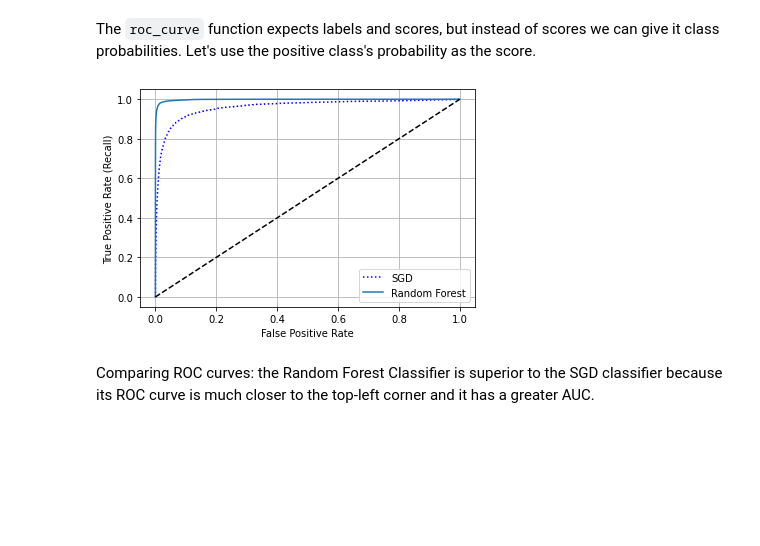
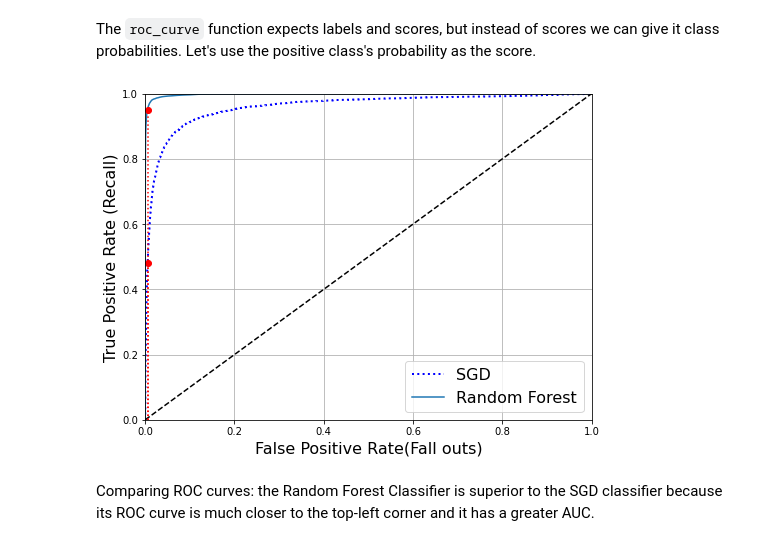
Before and after one commit to faresalouf/Machine_Learning, a Jupyter notebook: 2_Classification.ipynb, the cells around one changed output. Cells and saved outputs as stored; diff of their text form; code cells hidden in the pictures; blank space fills up the shorter version.

```diff
--- a/2_Classification.ipynb
+++ b/2_Classification.ipynb
@@ -411,11 +411,19 @@ fpr,tpr,thresholds = roc_curve(y_train_5,y_scores) # compute the true positive r
 def plot_roc_curve(fpr,tpr,label= None):
     plt.plot(fpr,tpr,label = label)
     plt.plot([0,1],[0,1],'k--') # Dashed diagonal
-    plt.xlabel('False Positive Rate')
-    plt.ylabel('True Positive Rate (Recall)')
+    plt.xlabel('False Positive Rate(Fall outs)', fontsize = 16)
+    plt.ylabel('True Positive Rate (Recall)', fontsize = 16)
+    plt.axis([0,1,0,1])
     plt.grid()
 
+# We can plot the TPR/FPR point for .9 precision (like before)
+
+fpr_90 = fpr[np.argmax(tpr >= recall_90_precision)]
+
+plt.figure(figsize=(8,5))
 plot_roc_curve(fpr,tpr)
+plt.plot([0,fpr_90],[0,recall_90_precision],'r:')
+plt.plot([fpr_90],[recall_90_precision],'ro')
 
 plt.show()
 # %% [output]
@@ -447,12 +455,21 @@ y_scores_forest = y_probas_forest[:,1] #score = proba of positive class
 fpr_forest, tpr_forest, thresholds_forest = roc_curve(y_train_5, y_scores_forest)
 # %%
 # Plot
-plt.plot(fpr,tpr,'b:', label = 'SGD')
-plot_roc_curve(fpr_forest,tpr_forest,'Random Forest')
-plt.legend(loc = 'lower right')
+recall_for_forest = tpr_forest[np.argmax(fpr_forest >= fpr_90)]
+
+plt.figure(figsize=(8, 6))
+plt.plot(fpr, tpr, "b:", linewidth=2, label="SGD")
+plot_roc_curve(fpr_forest, tpr_forest, "Random Forest")
+plt.plot([fpr_90, fpr_90], [0., recall_90_precision], "r:")
+plt.plot([0.0, fpr_90], [recall_90_precision, recall_90_precision], "r:")
+plt.plot([fpr_90], [recall_90_precision], "ro")
+plt.plot([fpr_90, fpr_90], [0., recall_for_forest], "r:")
+plt.plot([fpr_90], [recall_for_forest], "ro")
+plt.grid(True)
+plt.legend(loc="lower right", fontsize=16)
 plt.show()
 # %% [output]
-[figure, old version]
+[figure, new version]
 # %% [markdown]
 Comparing ROC curves: the Random Forest Classifier is superior to the SGD classifier because its ROC curve is much closer to the top-left corner and it has a greater AUC.
 # %%
```
Also changed, not shown: parts of 44 cells of this notebook.
